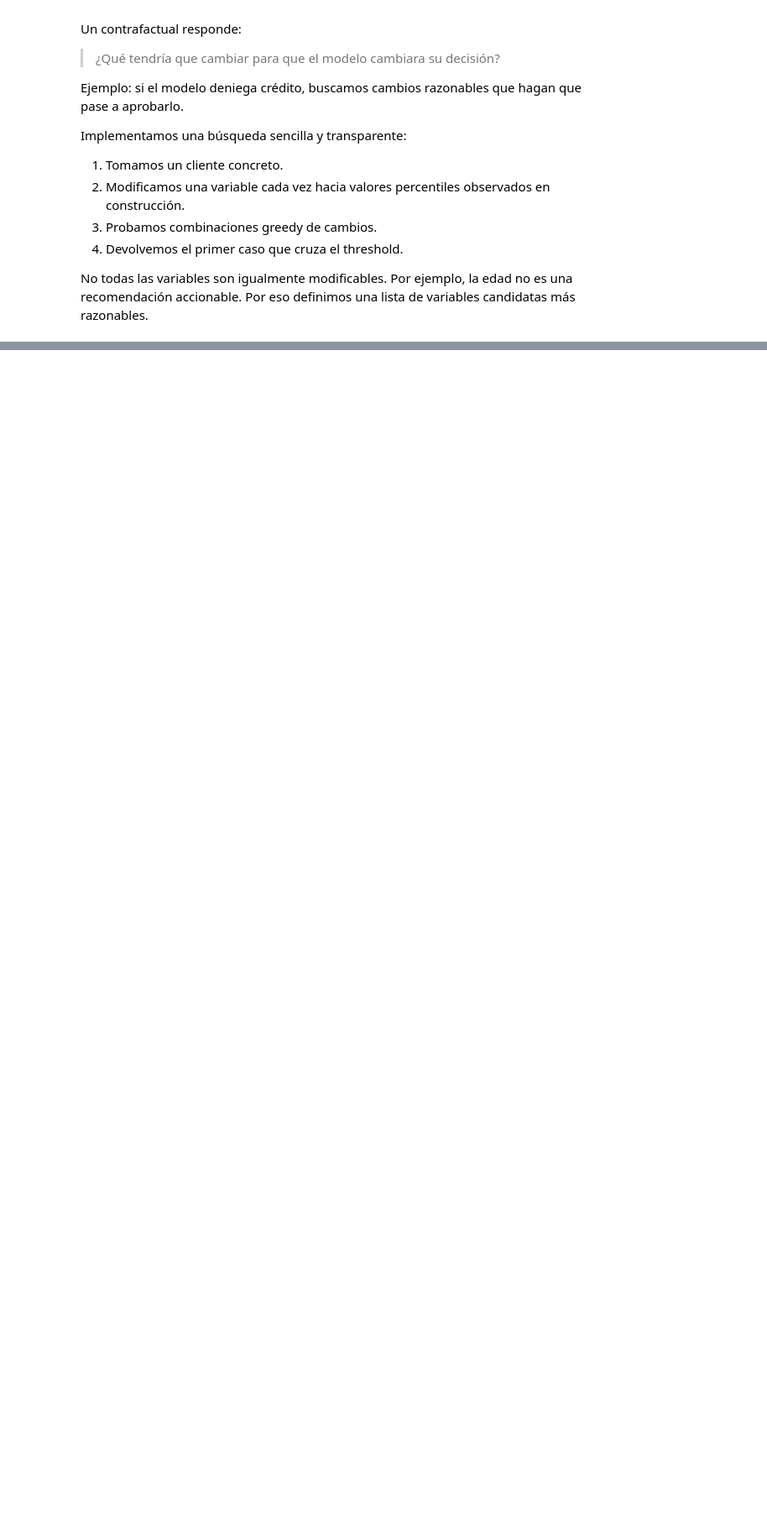
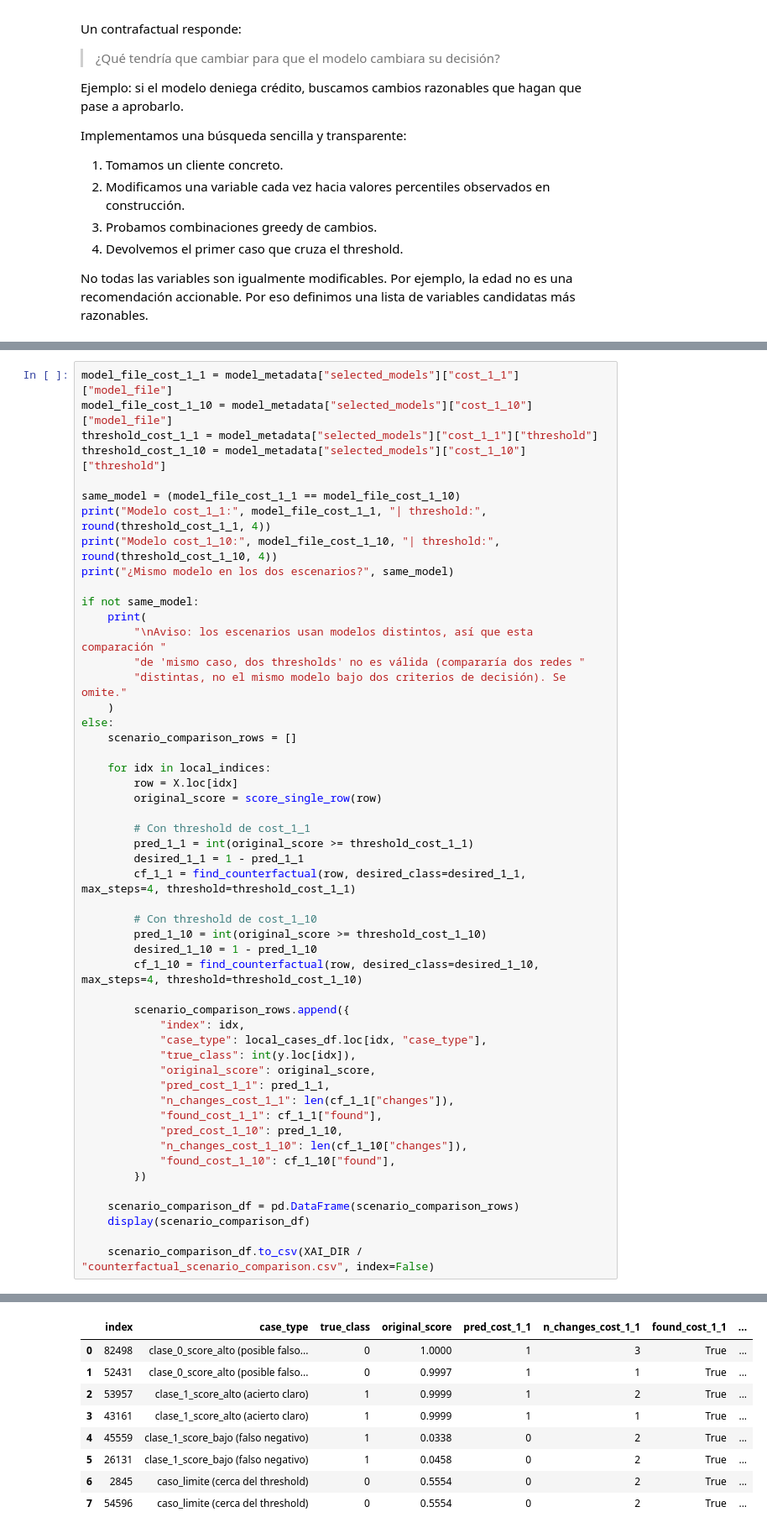
Before and after one commit to mirdbg/Credit_XAI, a Jupyter notebook: 03_XAI_Auditoria.ipynb, the cells around one changed output, grey strips where cells are left out. Shown at 84% size. Saved outputs shown, nothing was run; the diff lists cells and outputs as text; blank space fills up the shorter version.

Commit message:
fix(xai): arreglar bugs de sklearn/IPS, mejorar selección de casos y añadir comparación de escenarios

```diff
--- a/03_XAI_Auditoria.ipynb
+++ b/03_XAI_Auditoria.ipynb
@@ -681,0 +1037,52 @@ counterfactual_summary.to_csv(XAI_DIR / f"counterfactual_summary_{AUDIT_SCENARIO
+# %%
+model_file_cost_1_1 = model_metadata["selected_models"]["cost_1_1"]["model_file"]
+model_file_cost_1_10 = model_metadata["selected_models"]["cost_1_10"]["model_file"]
+threshold_cost_1_1 = model_metadata["selected_models"]["cost_1_1"]["threshold"]
+threshold_cost_1_10 = model_metadata["selected_models"]["cost_1_10"]["threshold"]
+
+same_model = (model_file_cost_1_1 == model_file_cost_1_10)
+print("Modelo cost_1_1:", model_file_cost_1_1, "| threshold:", round(threshold_cost_1_1, 4))
+print("Modelo cost_1_10:", model_file_cost_1_10, "| threshold:", round(threshold_cost_1_10, 4))
+print("¿Mismo modelo en los dos escenarios?", same_model)
+
+if not same_model:
+    print(
+        "\nAviso: los escenarios usan modelos distintos, así que esta comparación "
+        "de 'mismo caso, dos thresholds' no es válida (compararía dos redes "
+        "distintas, no el mismo modelo bajo dos criterios de decisión). Se omite."
+    )
+else:
+    scenario_comparison_rows = []
+
+    for idx in local_indices:
+        row = X.loc[idx]
+        original_score = score_single_row(row)
+
+        # Con threshold de cost_1_1
+        pred_1_1 = int(original_score >= threshold_cost_1_1)
+        desired_1_1 = 1 - pred_1_1
+        cf_1_1 = find_counterfactual(row, desired_class=desired_1_1, max_steps=4, threshold=threshold_cost_1_1)
+
+        # Con threshold de cost_1_10
+        pred_1_10 = int(original_score >= threshold_cost_1_10)
+        desired_1_10 = 1 - pred_1_10
+        cf_1_10 = find_counterfactual(row, desired_class=desired_1_10, max_steps=4, threshold=threshold_cost_1_10)
+
+        scenario_comparison_rows.append({
+            "index": idx,
+            "case_type": local_cases_df.loc[idx, "case_type"],
+            "true_class": int(y.loc[idx]),
+            "original_score": original_score,
+            "pred_cost_1_1": pred_1_1,
+            "n_changes_cost_1_1": len(cf_1_1["changes"]),
+            "found_cost_1_1": cf_1_1["found"],
+            "pred_cost_1_10": pred_1_10,
+            "n_changes_cost_1_10": len(cf_1_10["changes"]),
+            "found_cost_1_10": cf_1_10["found"],
+        })
+
+    scenario_comparison_df = pd.DataFrame(scenario_comparison_rows)
+    display(scenario_comparison_df)
+
+    scenario_comparison_df.to_csv(XAI_DIR / "counterfactual_scenario_comparison.csv", index=False)
+# %% [output]
@@ -682,3 +1092,12 @@ counterfactual_summary.to_csv(XAI_DIR / f"counterfactual_summary_{AUDIT_SCENARIO
+|  | index | case_type | true_class | original_score | pred_cost_1_1 | n_changes_cost_1_1 | found_cost_1_1 | ... |
+| 0 | 82498 | clase_0_score_alto (posible falso... | 0 | 1.0000 | 1 | 3 | True | ... |
+| 1 | 52431 | clase_0_score_alto (posible falso... | 0 | 0.9997 | 1 | 1 | True | ... |
+| 2 | 53957 | clase_1_score_alto (acierto claro) | 1 | 0.9999 | 1 | 2 | True | ... |
+| 3 | 43161 | clase_1_score_alto (acierto claro) | 1 | 0.9999 | 1 | 1 | True | ... |
+| 4 | 45559 | clase_1_score_bajo (falso negativo) | 1 | 0.0338 | 0 | 2 | True | ... |
+| 5 | 26131 | clase_1_score_bajo (falso negativo) | 1 | 0.0458 | 0 | 2 | True | ... |
+| 6 | 2845 | caso_limite (cerca del threshold) | 0 | 0.5554 | 0 | 2 | True | ... |
+| 7 | 54596 | caso_limite (cerca del threshold) | 0 | 0.5554 | 0 | 2 | True | ... |
 # %% [markdown]
 ## 7. Cómo explicar una denegación a un cliente
 
```
Also changed, not shown: parts of 26 cells of this notebook.
